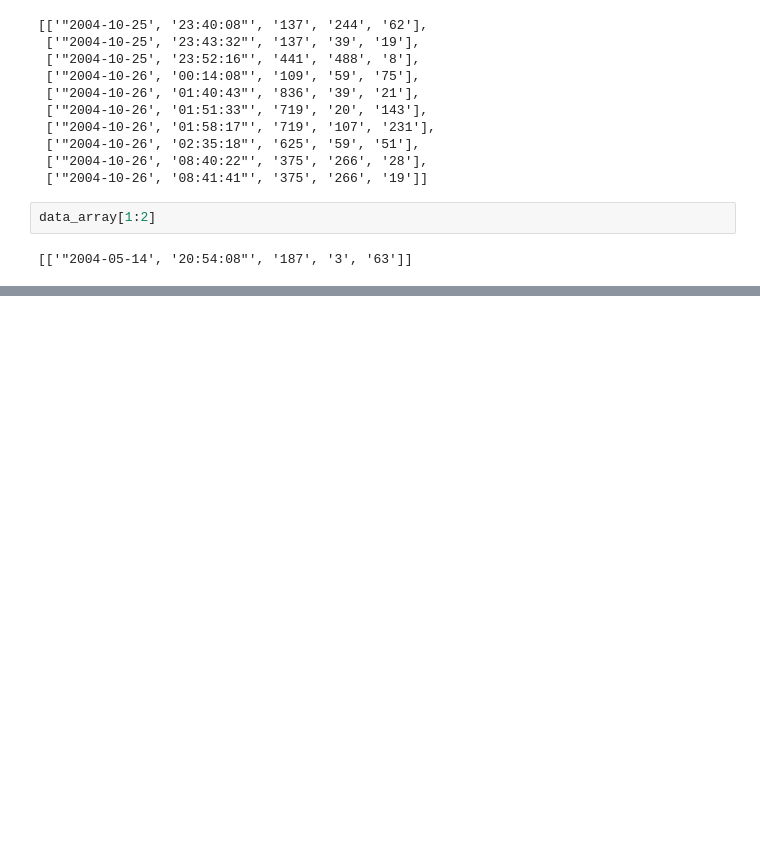
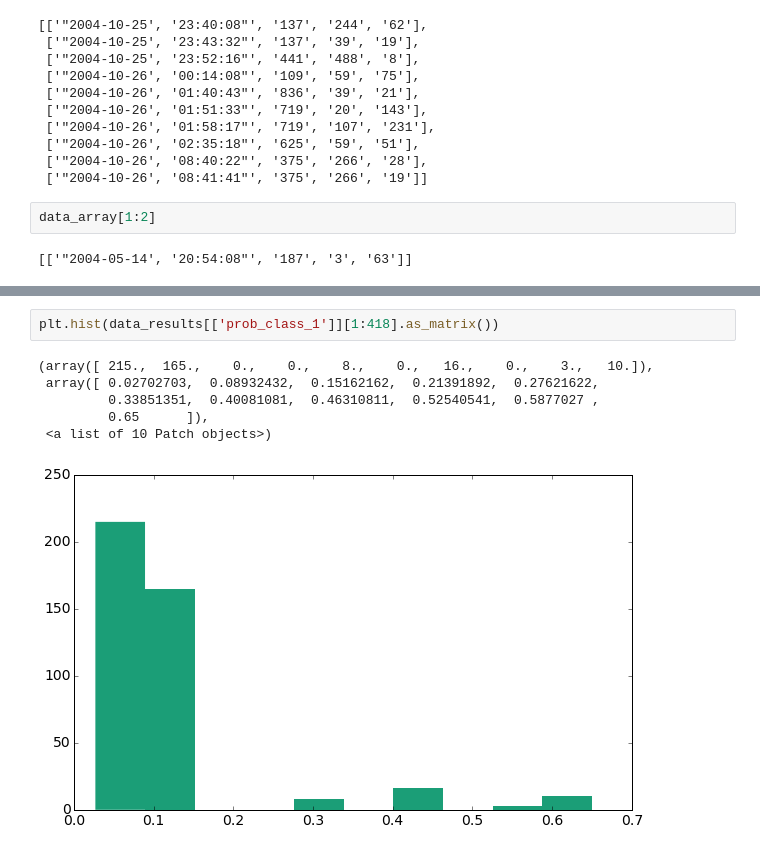
Before and after one commit to psiwiera/python_modeling, a Jupyter notebook: Graph_analysis/Neo4j dataset exploration (Python3).ipynb, the cells around one changed output, grey strips where cells are left out. Drawn from its saved outputs; the diff is of its cells as text; blank space fills up the shorter version.

```diff
--- a/Graph_analysis/Neo4j dataset exploration (Python3).ipynb
+++ b/Graph_analysis/Neo4j dataset exploration (Python3).ipynb
@@ -192,0 +245,9 @@ data_array[1:2]
+# %%
+plt.hist(data_results[['prob_class_1']][1:418].as_matrix())
+# %% [output]
+(array([ 215.,  165.,    0.,    0.,    8.,    0.,   16.,    0.,    3.,   10.]),
+ array([ 0.02702703,  0.08932432,  0.15162162,  0.21391892,  0.27621622,
+         0.33851351,  0.40081081,  0.46310811,  0.52540541,  0.5877027 ,
+         0.65      ]),
+ <a list of 10 Patch objects>)
+[figure, added]
```
Also changed, not shown: parts of 11 cells of this notebook, 9 other files.
